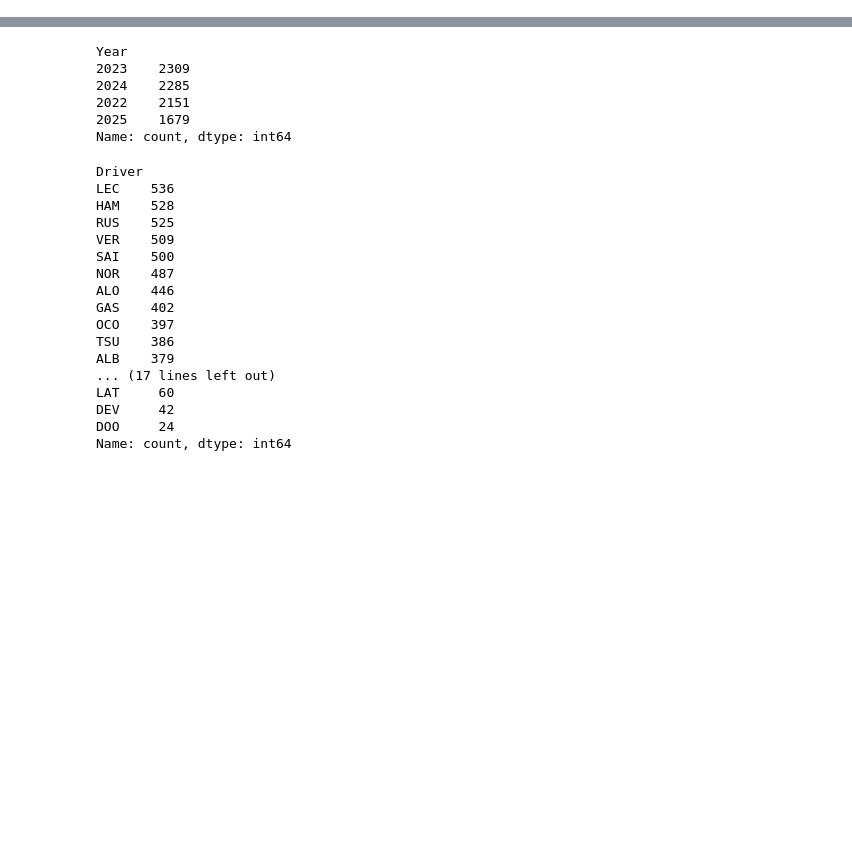
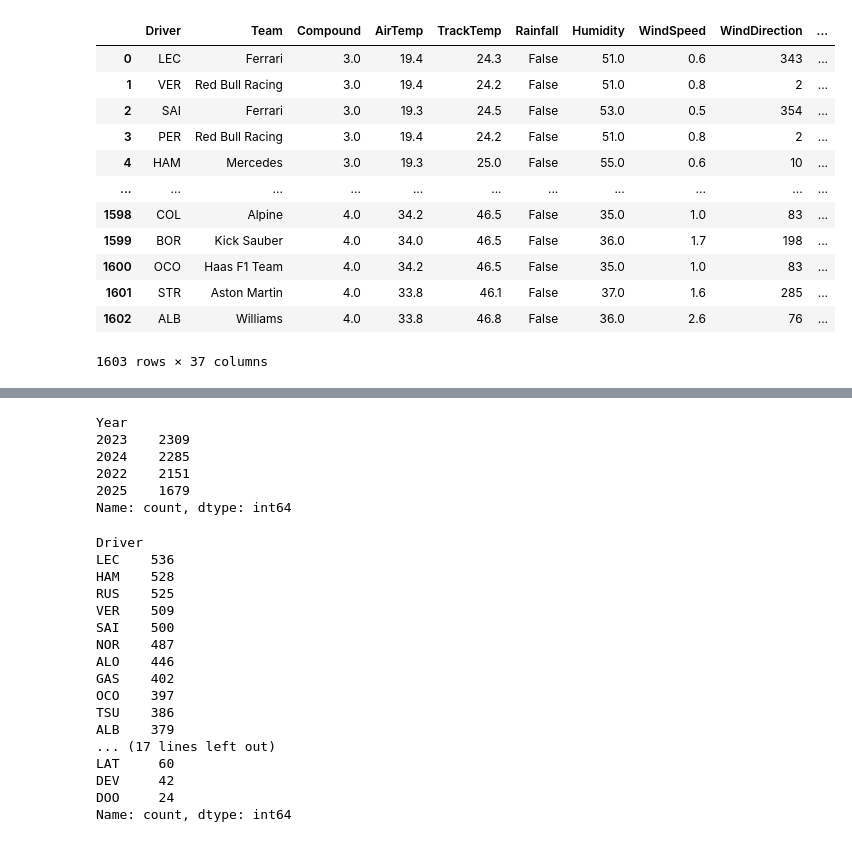
Before and after one commit to luk3luca/ML_F1, a Jupyter notebook: quali_predict_rank.ipynb, the cells around one changed output, grey strips where cells are left out. Cells and saved outputs as stored; diff of their text form; code cells hidden in the pictures; blank space fills up the shorter version.

```diff
--- a/quali_predict_rank.ipynb
+++ b/quali_predict_rank.ipynb
@@ -2,0 +7,25 @@ import pandas as pd
+# %%
+quali_features = pd.read_csv(FEATURES_QUALI, index_col=False)
+# %%
+quali_features['in_q3'] = quali_features['Quali_Rank'].apply(lambda x: 1 if x <= 10 else 0)
+# %%
+def map_compound(row):
+    if row['Compound'] == 'SOFT':
+        return row['Soft']
+    elif row['Compound'] == 'MEDIUM':
+        return row['Medium']
+    elif row['Compound'] == 'HARD':
+        return row['Hard']
+    else:
+        return None
+
+quali_features['Compound'] = quali_features.apply(map_compound, axis=1)
+
+compound_map = {'C6' : 6, 'C5' : 5, 'C4' : 4, 'C3' : 3, 'C2' : 2, 'C1' : 1} # wet = 0
+quali_features['Compound'] = quali_features['Compound'].map(compound_map).fillna(0)
+# %%
+drop_columns = ['Time', 'DriverNumber', 'Soft', 'Medium', 'Hard', 'Country', 'EventDate',
+                'LapTime', 'Sector1Time', 'Sector2Time', 'Sector3Time', 'Quali_Rank',
+                'LapNumber', 'TyreLife', 'FreshTyre', 'Stint']
+
+quali_features = quali_features.drop(columns=drop_columns)
@@ -2,0 +34,16 @@ import pandas as pd
+# %%
+quali_features
+# %% [output]
+|  | Driver | Team | Compound | AirTemp | TrackTemp | Rainfall | Humidity | WindSpeed | WindDirection | ... |
+| 0 | LEC | Ferrari | 3.0 | 19.4 | 24.3 | False | 51.0 | 0.6 | 343 | ... |
+| 1 | VER | Red Bull Racing | 3.0 | 19.4 | 24.2 | False | 51.0 | 0.8 | 2 | ... |
+| 2 | SAI | Ferrari | 3.0 | 19.3 | 24.5 | False | 53.0 | 0.5 | 354 | ... |
+| 3 | PER | Red Bull Racing | 3.0 | 19.4 | 24.2 | False | 51.0 | 0.8 | 2 | ... |
+| 4 | HAM | Mercedes | 3.0 | 19.3 | 25.0 | False | 55.0 | 0.6 | 10 | ... |
+| ... | ... | ... | ... | ... | ... | ... | ... | ... | ... | ... |
+| 1598 | COL | Alpine | 4.0 | 34.2 | 46.5 | False | 35.0 | 1.0 | 83 | ... |
+| 1599 | BOR | Kick Sauber | 4.0 | 34.0 | 46.5 | False | 36.0 | 1.7 | 198 | ... |
+| 1600 | OCO | Haas F1 Team | 4.0 | 34.2 | 46.5 | False | 35.0 | 1.0 | 83 | ... |
+| 1601 | STR | Aston Martin | 4.0 | 33.8 | 46.1 | False | 37.0 | 1.6 | 285 | ... |
+| 1602 | ALB | Williams | 4.0 | 33.8 | 46.8 | False | 36.0 | 2.6 | 76 | ... |
+1603 rows × 37 columns
```
Also changed, not shown: parts of 27 cells of this notebook, 10 other files.
